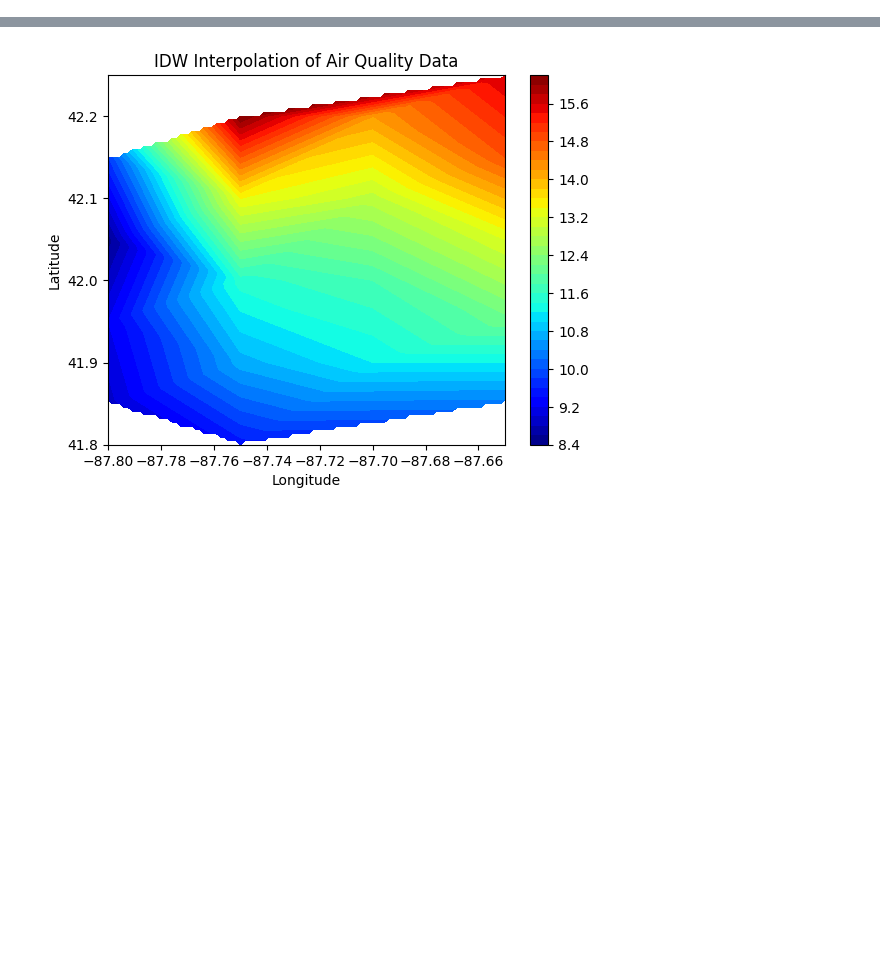
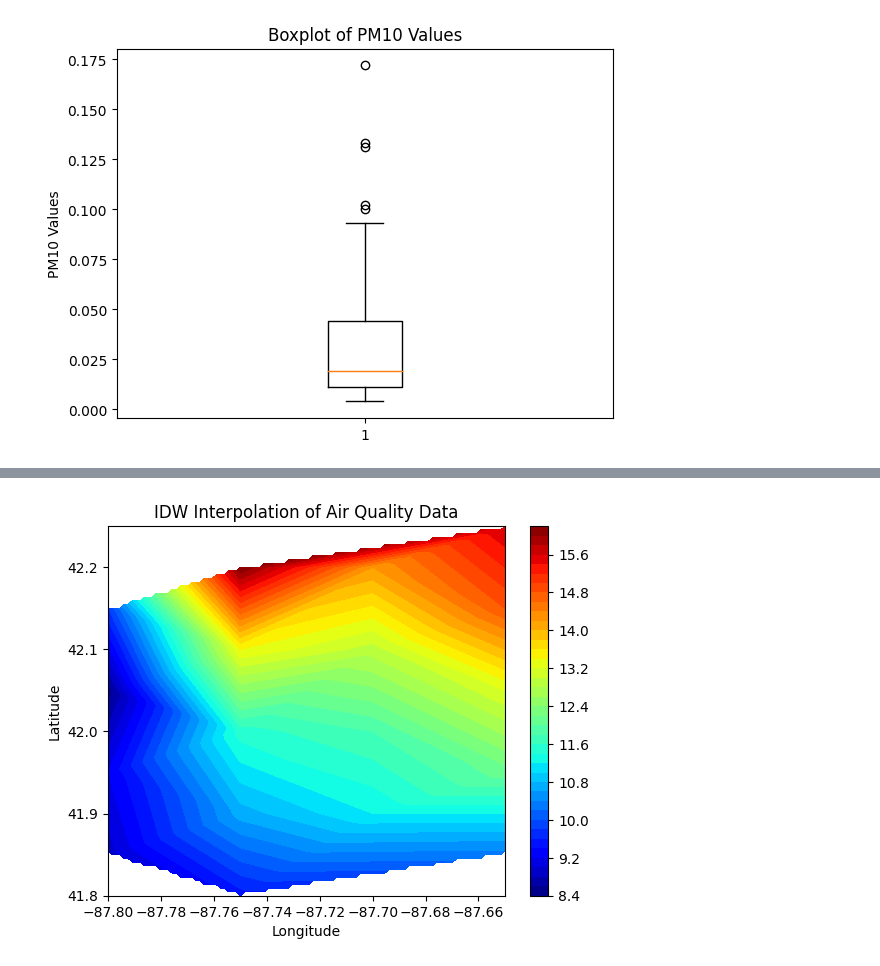
Before and after one commit to praseedm/PGMP, a Jupyter notebook: Interpolation_final.ipynb, the cells around one changed output, grey strips where cells are left out. Saved outputs shown, nothing was run; the diff lists cells and outputs as text; code cells hidden in the pictures; blank space fills up the shorter version.

```diff
--- a/Interpolation_final.ipynb
+++ b/Interpolation_final.ipynb
@@ -33,0 +166,8 @@ Successfully installed click-plugins-1.1.1 cligj-0.7.2 fiona-1.9.2 geopandas-0.1
+# %%
+# Create a boxplot for PM10 values
+plt.boxplot(df3[pm10_col_name])
+plt.title('Boxplot of PM10 Values')
+plt.ylabel('PM10 Values')
+plt.show()
+# %% [output]
+[figure, added]
```
Also changed, not shown: parts of 40 cells of this notebook.
